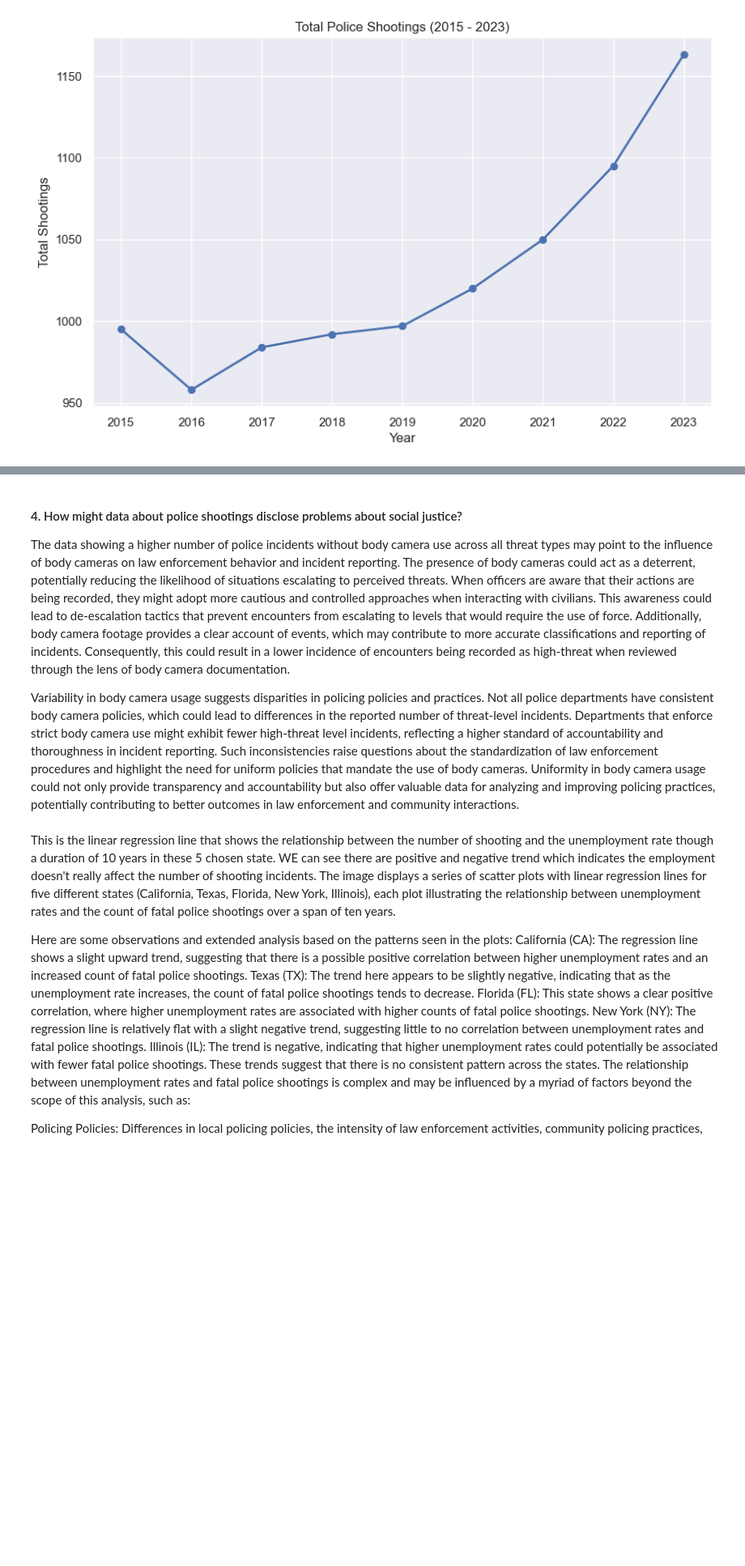
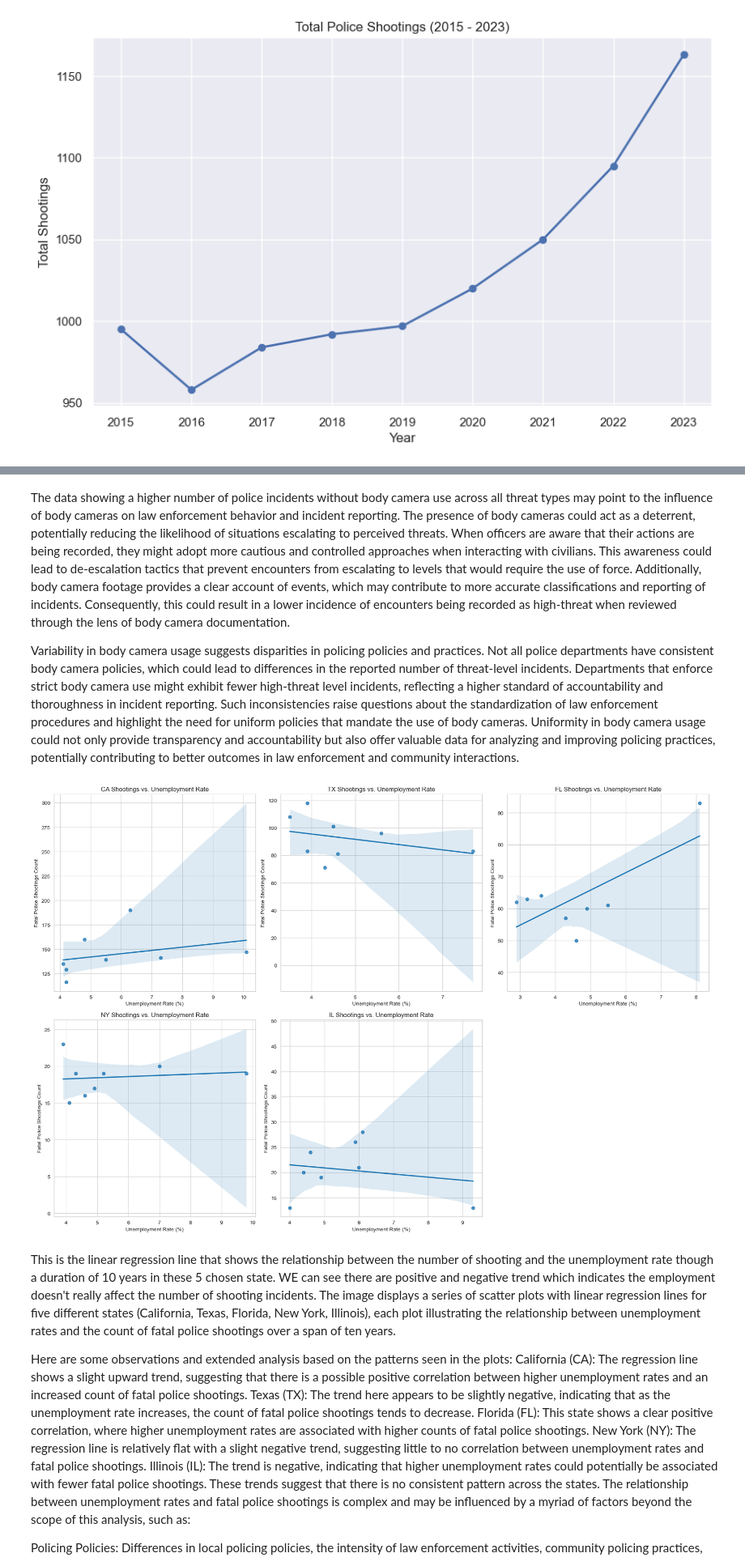
Before and after one commit to nicklo0531/cse163_project, a Jupyter notebook: document.ipynb, the cells around one changed output, grey strips where cells are left out. Shown: that part at 81% size. Drawn from its saved outputs; the diff is of its cells as text; code cells hidden in the pictures; blank space fills up the shorter version.

```diff
--- a/document.ipynb
+++ b/document.ipynb
@@ -127,6 +148,4 @@ plotTotalShootings(df)
 # %% [markdown]
-#### 4. How might data about police shootings disclose problems about social justice?
-
 The data showing a higher number of police incidents without body camera use across all threat types may point to the influence of body cameras on law enforcement behavior and incident reporting. The presence of body cameras could act as a deterrent, potentially reducing the likelihood of situations escalating to perceived threats. When officers are aware that their actions are being recorded, they might adopt more cautious and controlled approaches when interacting with civilians. This awareness could lead to de-escalation tactics that prevent encounters from escalating to levels that would require the use of force. Additionally, body camera footage provides a clear account of events, which may contribute to more accurate classifications and reporting of incidents. Consequently, this could result in a lower incidence of encounters being recorded as high-threat when reviewed through the lens of body camera documentation.
 
 Variability in body camera usage suggests disparities in policing policies and practices. Not all police departments have consistent body camera policies, which could lead to differences in the reported number of threat-level incidents. Departments that enforce strict body camera use might exhibit fewer high-threat level incidents, reflecting a higher standard of accountability and thoroughness in incident reporting. Such inconsistencies raise questions about the standardization of law enforcement procedures and highlight the need for uniform policies that mandate the use of body cameras. Uniformity in body camera usage could not only provide transparency and accountability but also offer valuable data for analyzing and improving policing practices, potentially contributing to better outcomes in law enforcement and community interactions.
@@ -135,3 +152,8 @@ Variability in body camera usage suggests disparities in policing policies and p
+# %%
+unemployment_file_path = "data/Unemployment.csv"
+plot_shootings_vs_unemployment(csv_file_path, unemployment_file_path)
+# %% [output]
+[figure, added]
 # %% [markdown]
 This is the linear regression line that shows the relationship between the number of shooting and the unemployment rate though a duration of 10 years in these 5 chosen state. WE can see there are positive and negative trend which indicates the employment doesn't really affect the number of shooting incidents. The image displays a series of scatter plots with linear regression lines for five different states (California, Texas, Florida, New York, Illinois), each plot illustrating the relationship between unemployment rates and the count of fatal police shootings over a span of ten years.
 
```
Also changed, not shown: parts of 9 cells of this notebook.
